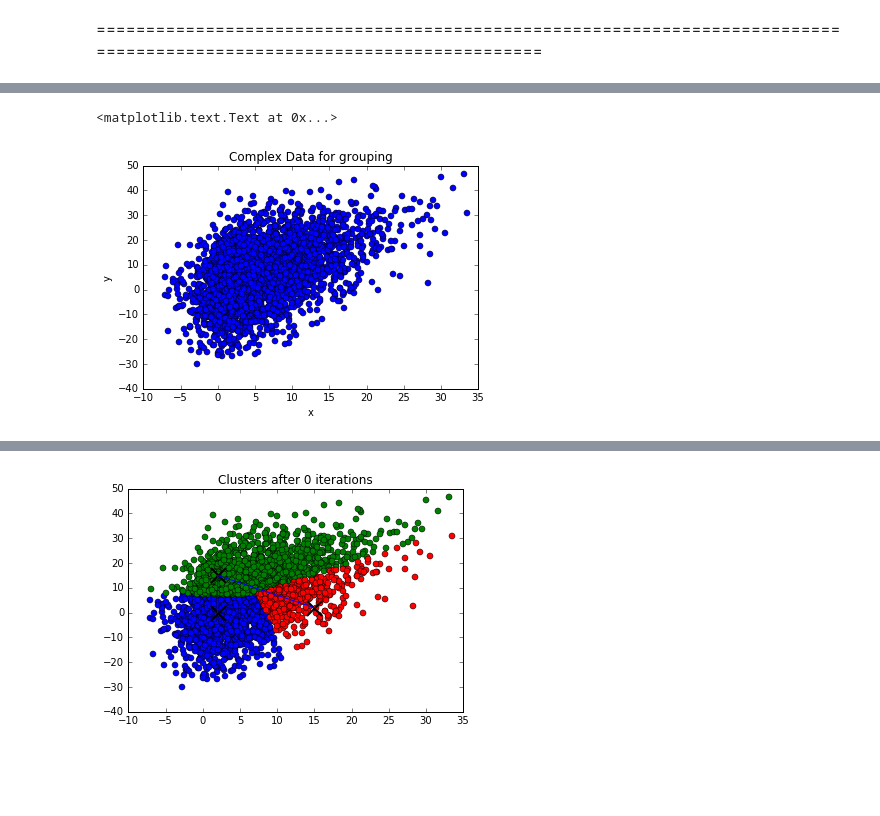
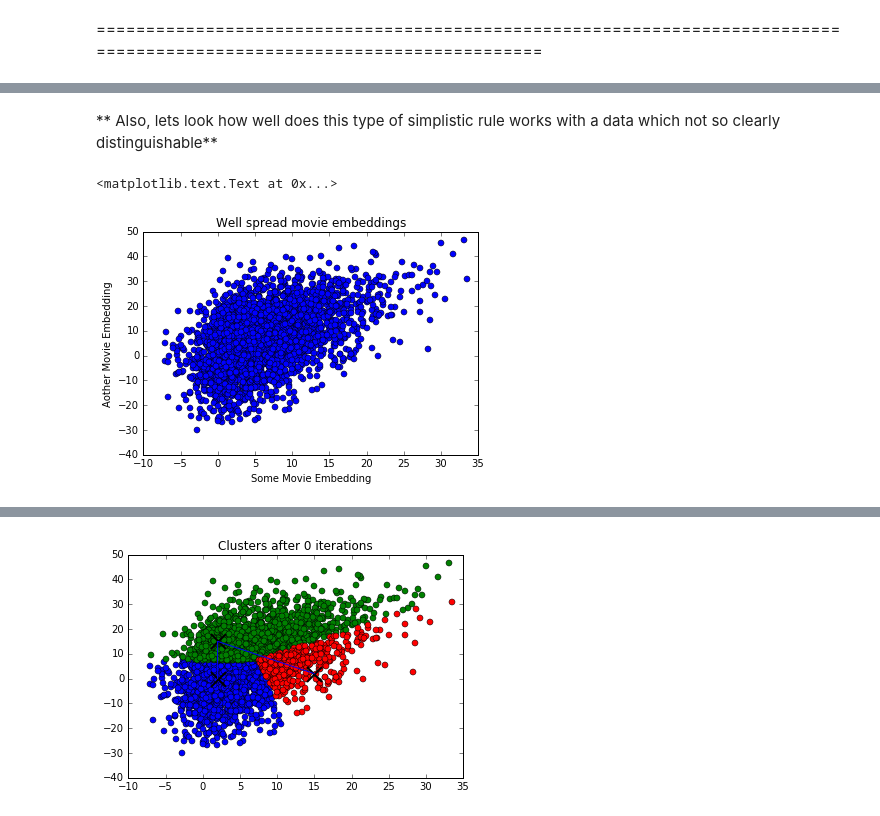
Before and after one commit to datafool/optsum, a Jupyter notebook: ML_WorkShop_Unsupervised_Learning.ipynb, the cells around one changed output, grey strips where cells are left out. Saved outputs shown, nothing was run; the diff lists cells and outputs as text; code cells hidden in the pictures; blank space fills up the shorter version.

```diff
--- a/ML_WorkShop_Unsupervised_Learning.ipynb
+++ b/ML_WorkShop_Unsupervised_Learning.ipynb
@@ -85,3 +138,5 @@ plt.title('Data grouped using simple rule')
+# %% [markdown]
+** Also, lets look how well does this type of simplistic rule works with a data which not so clearly distinguishable**
 # %%
 ## Now lets try to find grouping in a complex 2-dimensional data
 np.random.seed(8486)
@@ -97,9 +152,9 @@ y_complex = x_complex + np.random.normal(0,10,len(x_complex))
 complex_data = np.stack((x_complex,y_complex), axis=1)
 # %%
 plt.plot(x_complex, y_complex, 'bo')
-plt.xlabel('x')
-plt.ylabel('y')
-plt.title("Complex Data for grouping")
+plt.xlabel('Some Movie Embedding')
+plt.ylabel('Aother Movie Embedding')
+plt.title("Well spread movie embeddings")
 # %% [output]
 <matplotlib.text.Text at 0x...>
-[figure, old version]
+[figure, new version]
```
Also changed, not shown: parts of 40 cells of this notebook.
